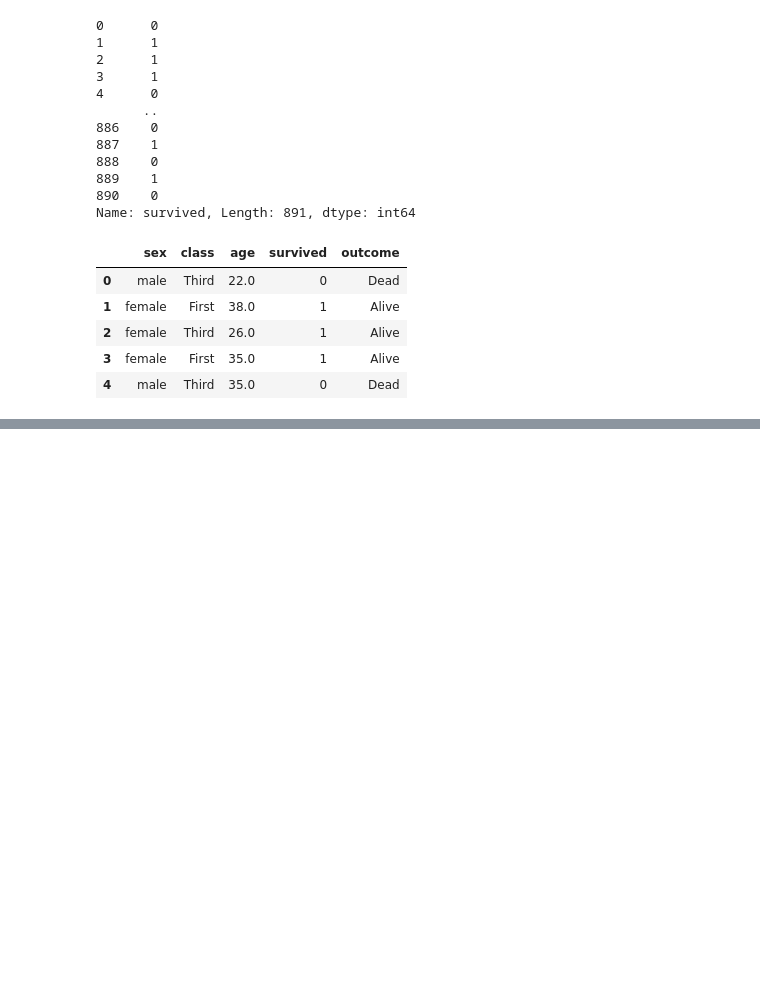
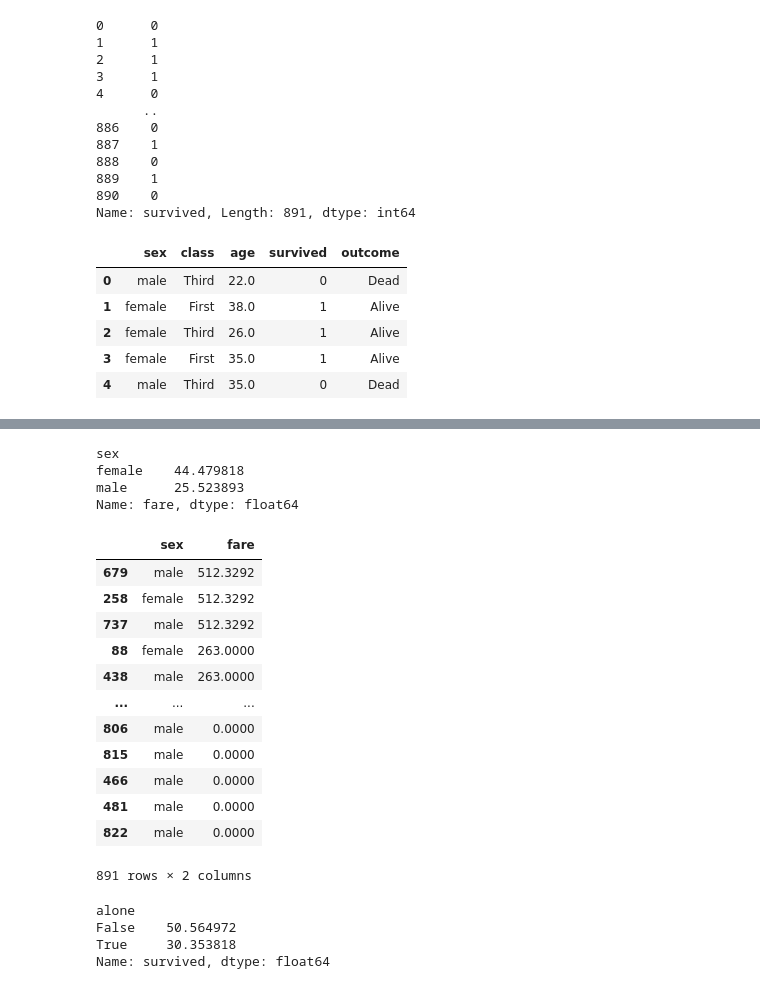
Before and after one commit to nisar-khokhar/python-lessons, a Jupyter notebook: seaborn_pandas_day3.ipynb, the cells around one changed output, grey strips where cells are left out. Drawn from its saved outputs; the diff is of its cells as text; code cells hidden in the pictures; blank space fills up the shorter version.

Commit message:
learnt groupby and sort by values

```diff
--- a/seaborn_pandas_day3.ipynb
+++ b/seaborn_pandas_day3.ipynb
@@ -426,0 +450,30 @@ dft[["sex", "class", "age", "survived", "outcome"]].head()
+# %%
+dft.groupby("sex")["fare"].mean()
+# %% [output]
+sex
+female    44.479818
+male      25.523893
+Name: fare, dtype: float64
+# %%
+dft[["sex","fare"]].sort_values(by="fare", ascending=False)
+# %% [output]
+|  | sex | fare |
+| 679 | male | 512.3292 |
+| 258 | female | 512.3292 |
+| 737 | male | 512.3292 |
+| 88 | female | 263.0000 |
+| 438 | male | 263.0000 |
+| ... | ... | ... |
+| 806 | male | 0.0000 |
+| 815 | male | 0.0000 |
+| 466 | male | 0.0000 |
+| 481 | male | 0.0000 |
+| 822 | male | 0.0000 |
+891 rows × 2 columns
+# %%
+dft.groupby("alone")["survived"].mean() * 100
+# %% [output]
+alone
+False    50.564972
+True     30.353818
+Name: survived, dtype: float64
```
Also changed, not shown: parts of 2 cells of this notebook, 1 other file.
